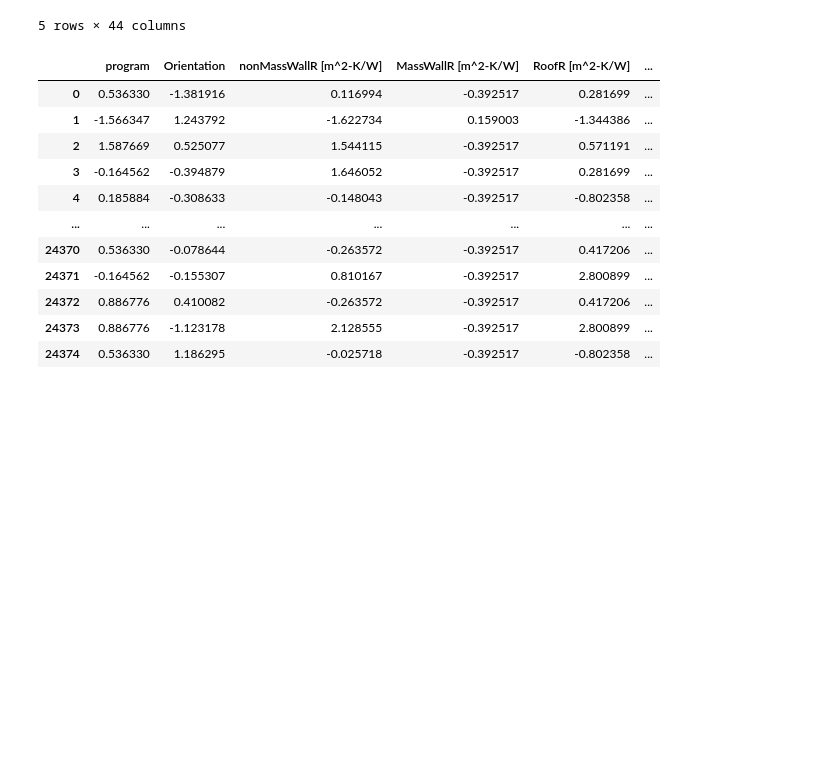
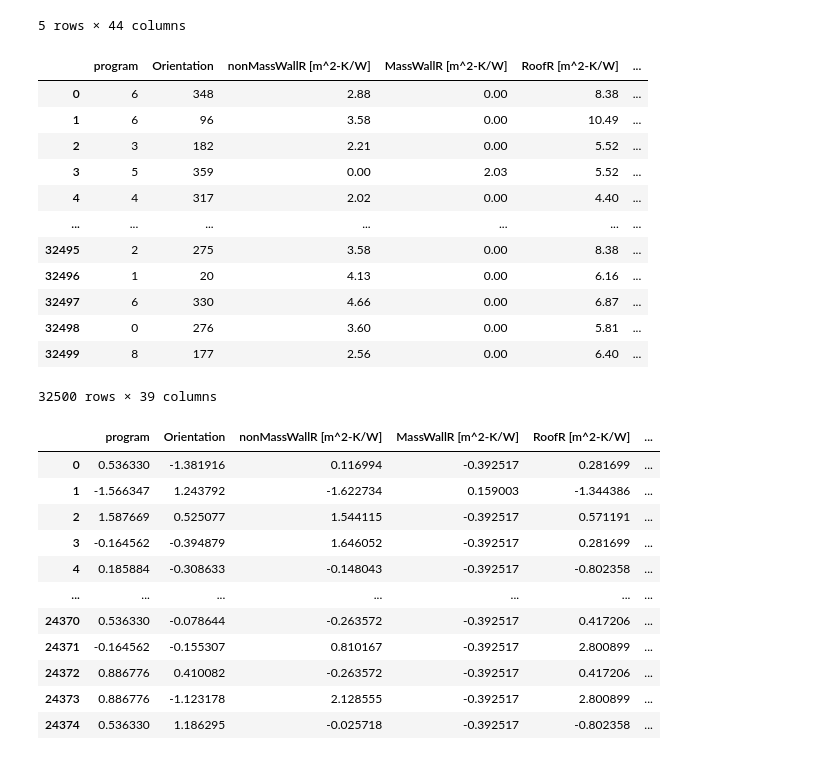
Before and after one commit to snwnkang/CS109A_Final, a Jupyter notebook: Final_Project_CS109.ipynb, the cells around one changed output. Cells and saved outputs as stored; diff of their text form; code cells hidden in the pictures; blank space fills up the shorter version.

```diff
--- a/Final_Project_CS109.ipynb
+++ b/Final_Project_CS109.ipynb
@@ -182,6 +182,30 @@ df_sel.head(5)
 | 3 | 5 | 359 | 0.00 | 2.03 | 5.52 | ... |
 | 4 | 4 | 317 | 2.02 | 0.00 | 4.40 | ... |
 5 rows × 44 columns
+# %%
+drop_cols = [
+    'BuildingVolumn [m^3]',
+    'TotalFacadeArea [m^2]',
+    'TotalFloorArea [m^2]',
+    'TotalFacadeArea [m^2]',
+    'TotalRoofArea [m^2]',
+    ]
+
+df_sel.drop(columns=drop_cols)
+# %% [output]
+|  | program | Orientation | nonMassWallR [m^2-K/W] | MassWallR [m^2-K/W] | RoofR [m^2-K/W] | ... |
+| 0 | 6 | 348 | 2.88 | 0.00 | 8.38 | ... |
+| 1 | 6 | 96 | 3.58 | 0.00 | 10.49 | ... |
+| 2 | 3 | 182 | 2.21 | 0.00 | 5.52 | ... |
+| 3 | 5 | 359 | 0.00 | 2.03 | 5.52 | ... |
+| 4 | 4 | 317 | 2.02 | 0.00 | 4.40 | ... |
+| ... | ... | ... | ... | ... | ... | ... |
+| 32495 | 2 | 275 | 3.58 | 0.00 | 8.38 | ... |
+| 32496 | 1 | 20 | 4.13 | 0.00 | 6.16 | ... |
+| 32497 | 6 | 330 | 4.66 | 0.00 | 6.87 | ... |
+| 32498 | 0 | 276 | 3.60 | 0.00 | 5.81 | ... |
+| 32499 | 8 | 177 | 2.56 | 0.00 | 6.40 | ... |
+32500 rows × 39 columns
 # %%
 X = df_sel.drop(columns=['OE'])
 y = df_sel['OE']
```
